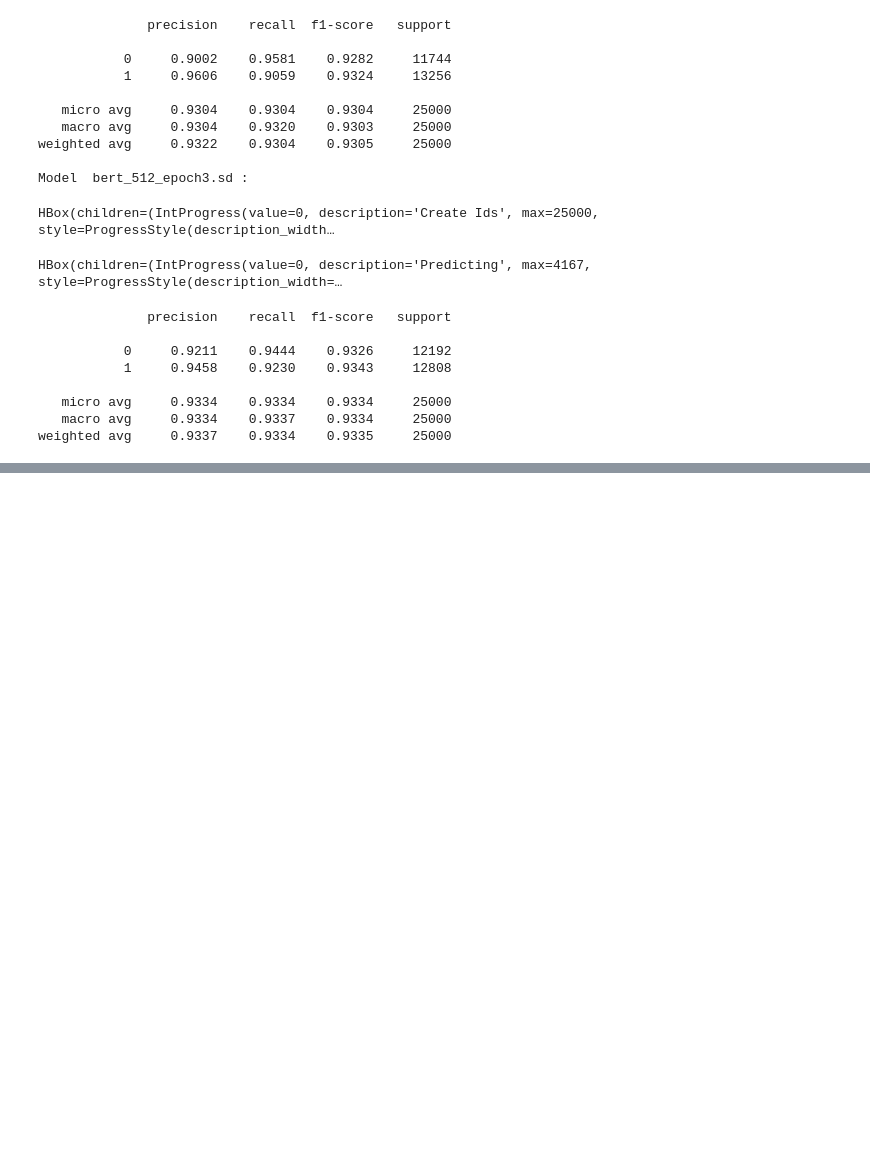
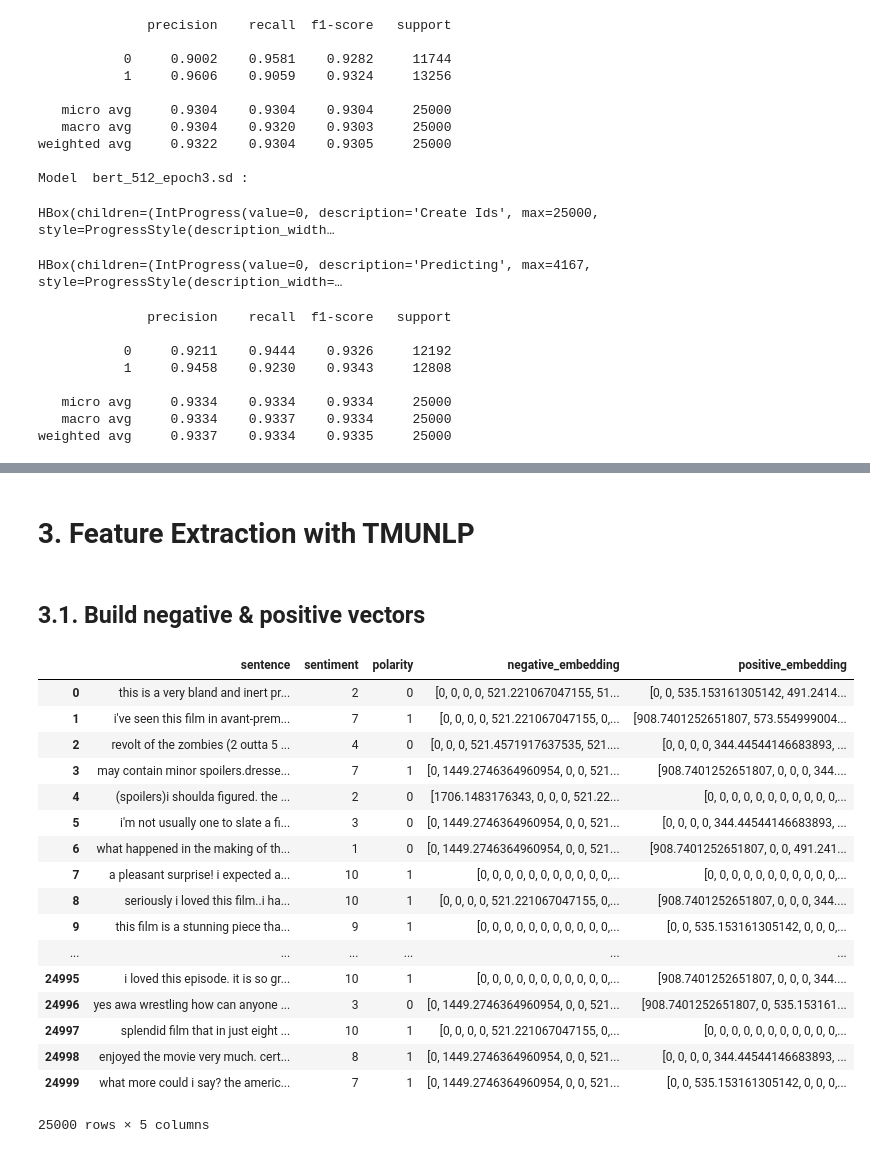
Before and after one commit to duyduc1110/DF2BERT, a Jupyter notebook: BERT_PyTorch.ipynb, the cells around one changed output, grey strips where cells are left out. Saved outputs shown, nothing was run; the diff lists cells and outputs as text; code cells hidden in the pictures; blank space fills up the shorter version.

Commit message:
update BertLLR

```diff
--- a/BERT_PyTorch.ipynb
+++ b/BERT_PyTorch.ipynb
@@ -165,0 +190,5 @@ class BertModelBonz():
+# %%
+NUM_DATA = 25000
+
+train_dataloader = bert_model.prepare_data(input_ids=train.sentence[:NUM_DATA], input_labels=train.polarity[:NUM_DATA])
+test_dataloader = bert_model.prepare_data(input_ids=test.sentence[:NUM_DATA], input_labels=test.polarity[:NUM_DATA])
@@ -166,10 +200,6 @@ class BertModelBonz():
 # %%
-bert_model = BertModelBonz(batch_size=6)
-
-
 #Train model
 
-train.dataloader = bert_model.prepare_data(input_ids=train['sentence'], input_labels=train['polarity'])
-bert_model.train(train.dataloader)
+bert_model.train(train_dataloader)
 #torch.save(bert_model.model, 'bert_eb1024_1e5_e4.pth')
 # %% [output]
@@ -260,0 +287,56 @@ weighted avg     0.9337    0.9334    0.9335     25000
+# %% [markdown]
+# 3. Feature Extraction with TMUNLP
+# %% [markdown]
+## 3.1. Build negative & positive vectors
+# %%
+result = nlp.get_label_term_weighting('tmunlp_file.txt', ['0','1'])
+VECTOR_LEN = 30
+
+#Create negative word list
+negative_list =  nlp.get_keyword('0', result, VECTOR_LEN)
+temp_max = negative_list[list(negative_list.keys())[0]]
+for i in negative_list.keys():
+    negative_list[i] = negative_list[i] #/ temp_max
+
+
+#Create postive word list
+positive_list =  nlp.get_keyword('1', result, VECTOR_LEN)
+temp_max = positive_list[list(positive_list.keys())[0]]
+for i in positive_list.keys():
+    positive_list[i] = positive_list[i] #/ temp_max
+
+
+
+def embedding_1hot(df, words):
+    arr = []
+    for i in range(df.shape[0]):
+        temp = [words[word] if word in df.sentence[i] else 0 for word in words.keys()]
+        arr.append(temp)
+    return arr
+
+train['negative_embedding'] = embedding_1hot(train, negative_list)
+train['positive_embedding'] = embedding_1hot(train, positive_list)
+
+test['negative_embedding'] = embedding_1hot(test, negative_list)
+test['positive_embedding'] = embedding_1hot(test, positive_list)
+# %%
+train
+# %% [output]
+|  | sentence | sentiment | polarity | negative_embedding | positive_embedding |
+| 0 | this is a very bland and inert pr... | 2 | 0 | [0, 0, 0, 0, 521.221067047155, 51... | [0, 0, 535.153161305142, 491.2414... |
+| 1 | i've seen this film in avant-prem... | 7 | 1 | [0, 0, 0, 0, 521.221067047155, 0,... | [908.7401252651807, 573.554999004... |
+| 2 | revolt of the zombies (2 outta 5 ... | 4 | 0 | [0, 0, 0, 521.4571917637535, 521.... | [0, 0, 0, 0, 344.44544146683893, ... |
+| 3 | may contain minor spoilers.dresse... | 7 | 1 | [0, 1449.2746364960954, 0, 0, 521... | [908.7401252651807, 0, 0, 0, 344.... |
+| 4 | (spoilers)i shoulda figured. the ... | 2 | 0 | [1706.1483176343, 0, 0, 0, 521.22... | [0, 0, 0, 0, 0, 0, 0, 0, 0, 0, 0,... |
+| 5 | i'm not usually one to slate a fi... | 3 | 0 | [0, 1449.2746364960954, 0, 0, 521... | [0, 0, 0, 0, 344.44544146683893, ... |
+| 6 | what happened in the making of th... | 1 | 0 | [0, 1449.2746364960954, 0, 0, 521... | [908.7401252651807, 0, 0, 491.241... |
+| 7 | a pleasant surprise! i expected a... | 10 | 1 | [0, 0, 0, 0, 0, 0, 0, 0, 0, 0, 0,... | [0, 0, 0, 0, 0, 0, 0, 0, 0, 0, 0,... |
+| 8 | seriously i loved this film..i ha... | 10 | 1 | [0, 0, 0, 0, 521.221067047155, 0,... | [908.7401252651807, 0, 0, 0, 344.... |
+| 9 | this film is a stunning piece tha... | 9 | 1 | [0, 0, 0, 0, 0, 0, 0, 0, 0, 0, 0,... | [0, 0, 535.153161305142, 0, 0, 0,... |
+| ... | ... | ... | ... | ... | ... |
+| 24995 | i loved this episode. it is so gr... | 10 | 1 | [0, 0, 0, 0, 0, 0, 0, 0, 0, 0, 0,... | [908.7401252651807, 0, 0, 0, 344.... |
+| 24996 | yes awa wrestling how can anyone ... | 3 | 0 | [0, 1449.2746364960954, 0, 0, 521... | [908.7401252651807, 0, 535.153161... |
+| 24997 | splendid film that in just eight ... | 10 | 1 | [0, 0, 0, 0, 521.221067047155, 0,... | [0, 0, 0, 0, 0, 0, 0, 0, 0, 0, 0,... |
+| 24998 | enjoyed the movie very much. cert... | 8 | 1 | [0, 1449.2746364960954, 0, 0, 521... | [0, 0, 0, 0, 344.44544146683893, ... |
+| 24999 | what more could i say? the americ... | 7 | 1 | [0, 1449.2746364960954, 0, 0, 521... | [0, 0, 535.153161305142, 0, 0, 0,... |
+25000 rows × 5 columns
```
Also changed, not shown: parts of 24 cells of this notebook, 1 other file.
